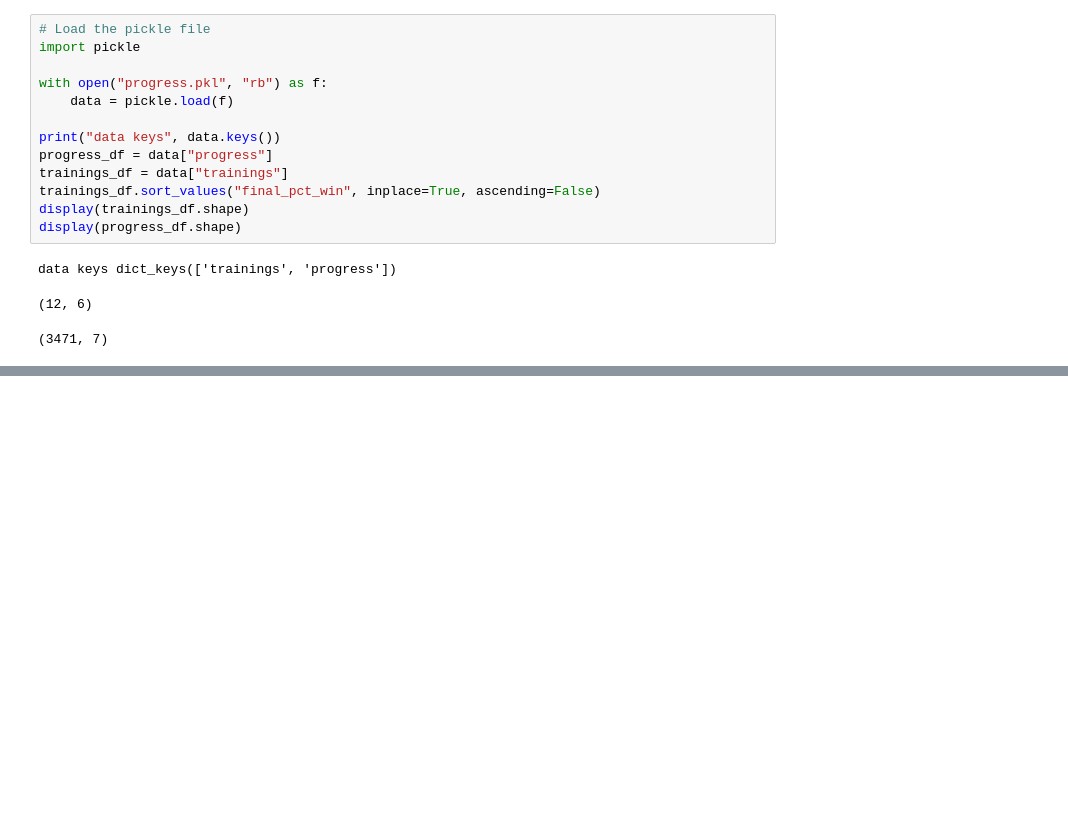
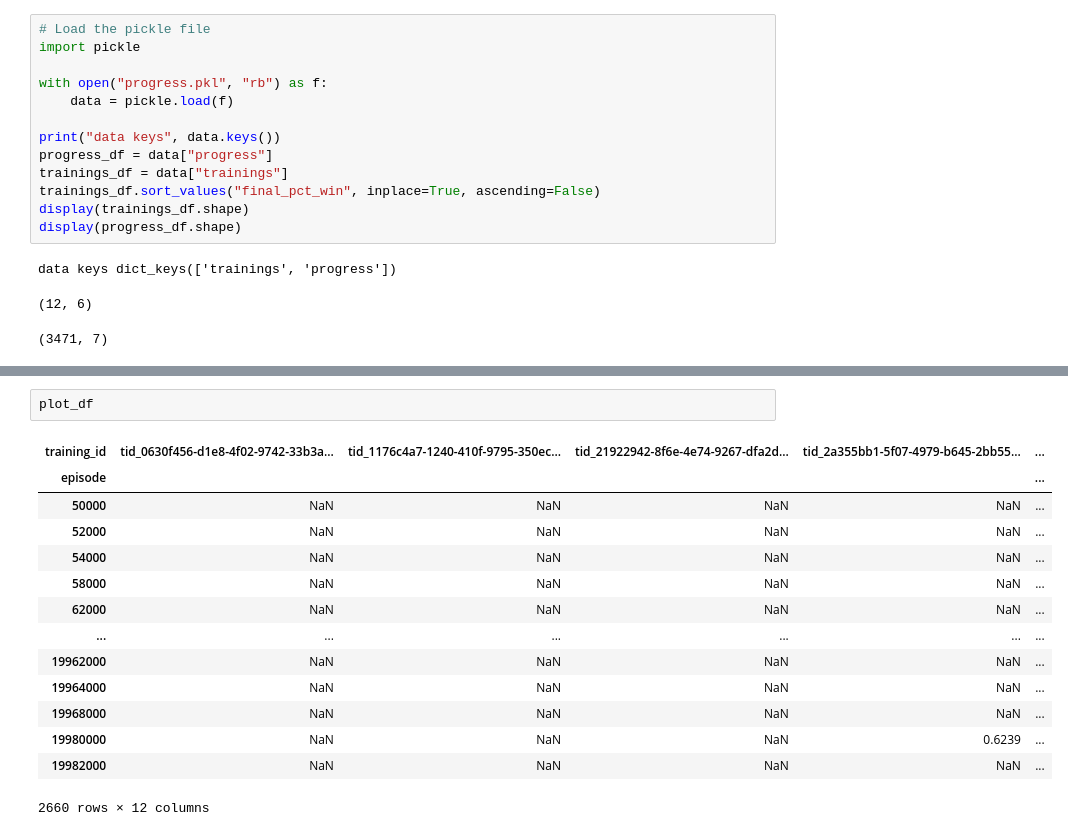
Before and after one commit to davidnorman314/CEO, a Jupyter notebook: notebooks/Progress.ipynb, the cells around one changed output, grey strips where cells are left out. Cells and saved outputs as stored; diff of their text form; blank space fills up the shorter version.

```diff
--- a/notebooks/Progress.ipynb
+++ b/notebooks/Progress.ipynb
@@ -87,0 +92,17 @@ plt.show()
+# %%
+plot_df
+# %% [output]
+| training_id | tid_0630f456-d1e8-4f02-9742-33b3a... | tid_1176c4a7-1240-410f-9795-350ec... | tid_21922942-8f6e-4e74-9267-dfa2d... | tid_2a355bb1-5f07-4979-b645-2bb55... | ... |
+| episode |  |  |  |  | ... |
+| 50000 | NaN | NaN | NaN | NaN | ... |
+| 52000 | NaN | NaN | NaN | NaN | ... |
+| 54000 | NaN | NaN | NaN | NaN | ... |
+| 58000 | NaN | NaN | NaN | NaN | ... |
+| 62000 | NaN | NaN | NaN | NaN | ... |
+| ... | ... | ... | ... | ... | ... |
+| 19962000 | NaN | NaN | NaN | NaN | ... |
+| 19964000 | NaN | NaN | NaN | NaN | ... |
+| 19968000 | NaN | NaN | NaN | NaN | ... |
+| 19980000 | NaN | NaN | NaN | 0.6239 | ... |
+| 19982000 | NaN | NaN | NaN | NaN | ... |
+2660 rows × 12 columns
```
Also changed, not shown: parts of 4 cells of this notebook.
